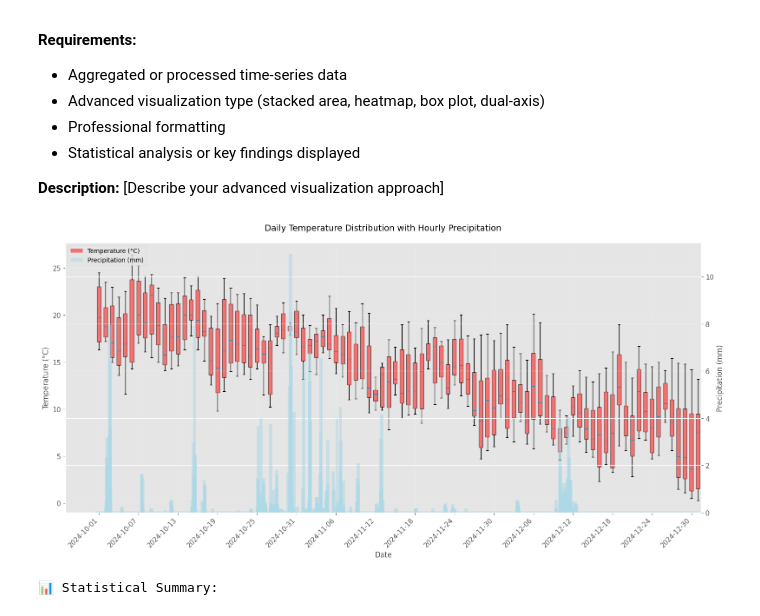
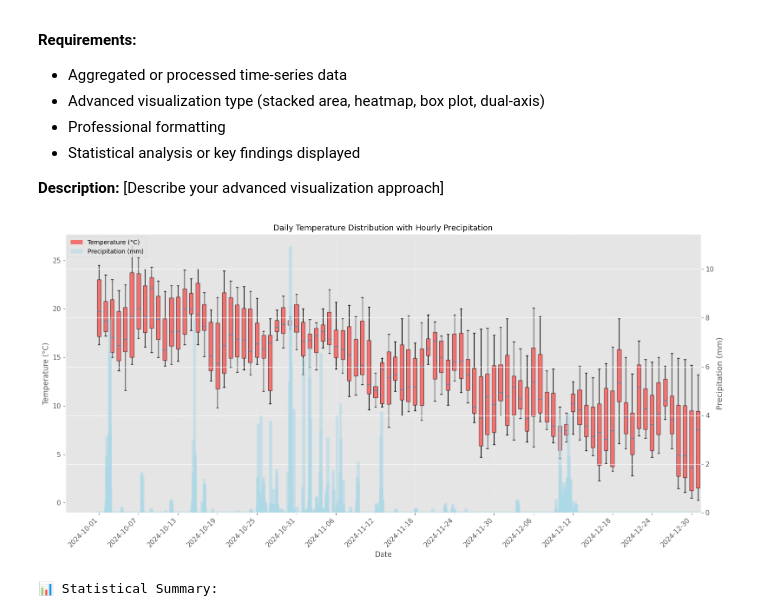
Before and after one commit to 747Chen/Arduino-kit-2, a Jupyter notebook: assignment_prl.ipynb, the cells around one changed output. Drawn from its saved outputs; the diff is of its cells as text; code cells hidden in the pictures.

```diff
--- a/assignment_prl.ipynb
+++ b/assignment_prl.ipynb
@@ -454,35 +454,35 @@ precip_df['x_position'] = precip_df['date_index'] + precip_df['hour']/24 - 0.5
 bars = ax2.bar(precip_df['x_position'], precip_df['precipitation'],
                width=1/24, alpha=0.5, color='lightblue', edgecolor='lightblue', linewidth=5)
 
-ax2.set_ylabel('Precipitation (mm)', fontsize=12)
+ax2.set_ylabel('Precipitation (mm)', fontsize=13)
 ax2.tick_params(axis='y')
 
 n = len(dates)
 if n > 30:
     step = max(1, n // 15)
     tick_positions = list(range(0, n, step))
     tick_labels = [str(dates[i]) for i in tick_positions]
 else:
     tick_positions = range(n)
     tick_labels = [str(d) for d in dates]
 
 ax1.set_xticks(tick_positions)
 ax1.set_xticklabels(tick_labels, rotation=45, ha='right')
 
-plt.title('Daily Temperature Distribution with Hourly Precipitation', fontsize=14, pad=20)
+plt.title('Daily Temperature Distribution with Hourly Precipitation', fontsize=13)
 
 ax1.grid(True, alpha=0.3, linestyle='--')
 
 from matplotlib.patches import Patch
 legend_elements = [
     Patch(facecolor='red', alpha=0.5, label='Temperature (°C)'),
     Patch(facecolor='lightblue', alpha=0.5, label='Precipitation (mm)')
 ]
 ax1.legend(handles=legend_elements, loc='upper left')
 
 plt.tight_layout()
 plt.show()
 # %% [output]
-[figure, old version]
+[figure, new version]
 # %%
 # Advanced statistical analysis
```
Also changed, not shown: parts of 7 cells of this notebook.
